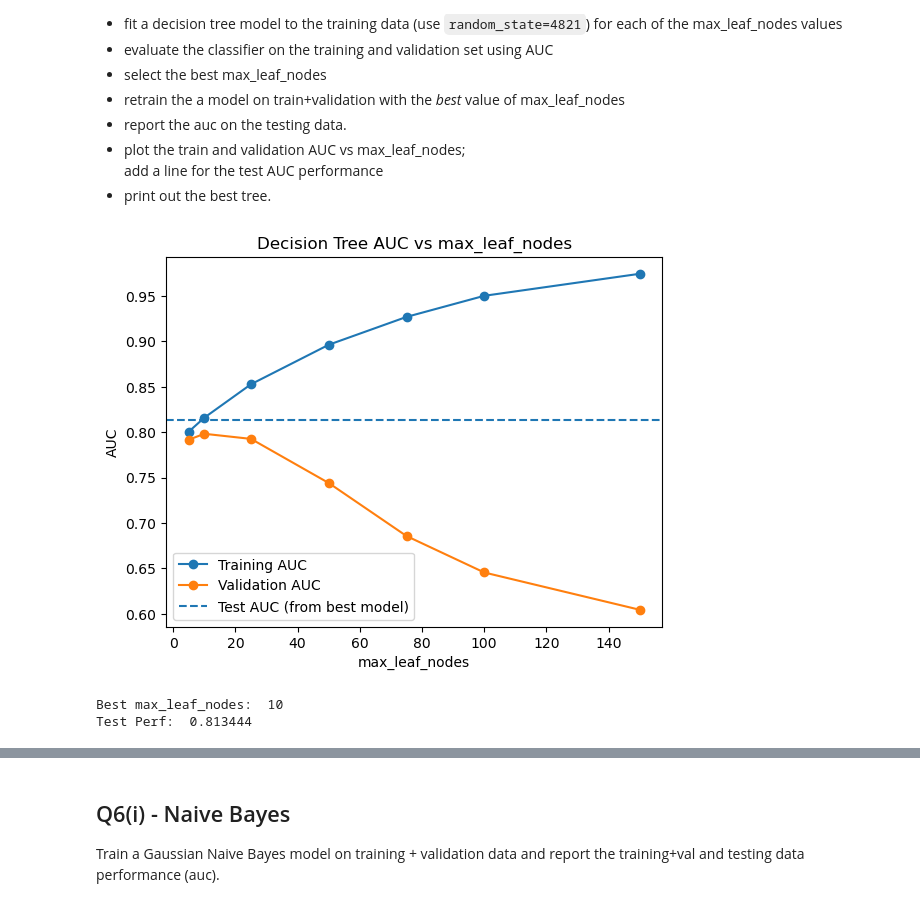
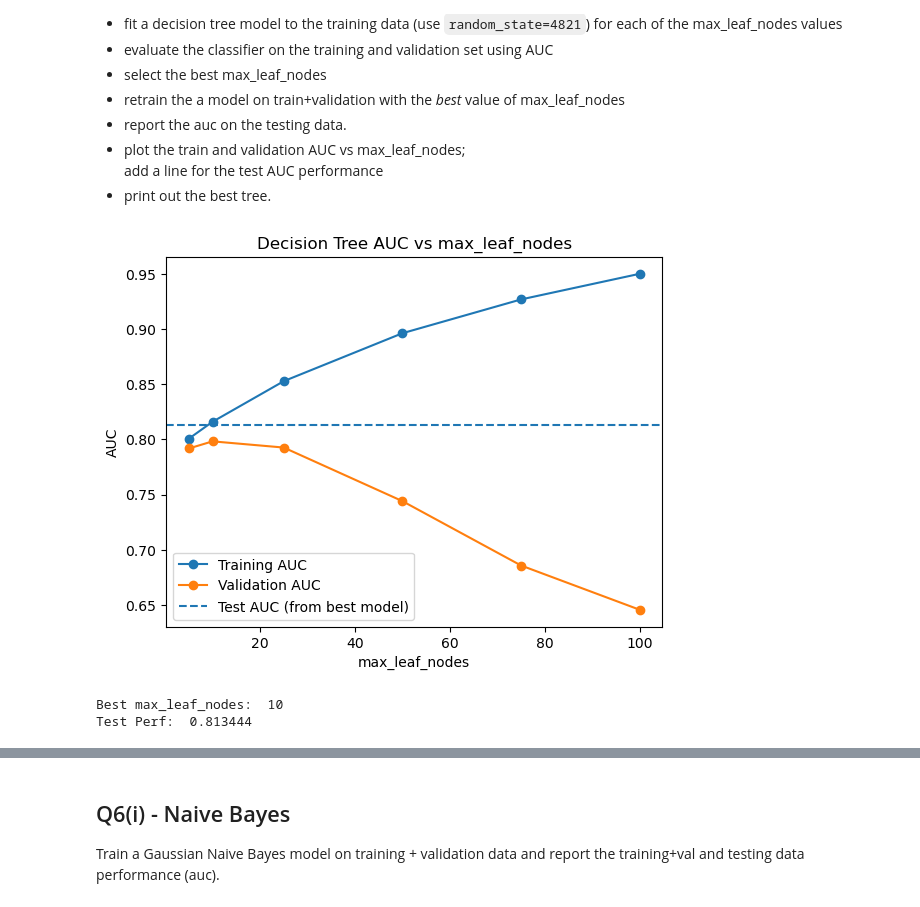
Before and after one commit to aarschne/CS5831Shared, a Jupyter notebook: a2-5831/a2/a2-5831.ipynb, the cells around one changed output, grey strips where cells are left out. Cells and saved outputs as stored; diff of their text form; code cells hidden in the pictures.

```diff
--- a/a2-5831/a2/a2-5831.ipynb
+++ b/a2-5831/a2/a2-5831.ipynb
@@ -878,9 +878,8 @@ Finally, several of the numeric predictive variables are not only related, but c
 Therefore, exclude the following variables: `FG`, `3P`, `2P`, `eFG%`, `FT`, `TRB`.
 # %%
 nbaY = nba2['TARGET']
-nbaX = nba2[['G', 'GS', 'MP', 'PTS', 'FGA', 'FG%',
-             '3PA', '3P%', '2PA', '2P%', 'FTA', 'FT%',
-             'ORB', 'DRB','AST', 'STL', 'BLK', 'TOV', 'PF']]
+nbaX = nba2[['G', 'GS', 'MP', 'PTS', 'FGA', 'FG%', '3PA',
+             '3P%', '2PA', '2P%', 'FTA', 'FT%', 'ORB', 'DRB','AST', 'STL', 'BLK', 'TOV', 'PF']]
 
 print(nbaX.shape)
 print(nbaY.shape)
@@ -944,7 +943,7 @@ add a line for the test AUC performance
 - print out the best tree.
 # %%
 
-nodes = [5, 10, 25, 50, 75, 100, 150]
+nodes = [5, 10, 25, 50, 75, 100]
 
 dt_auc_val = np.zeros((1,len(nodes)))
 dt_auc_tr = np.zeros((1,len(nodes)))
@@ -956,43 +955,43 @@ for i, n in enumerate(nodes):
     dt = DecisionTreeClassifier(max_leaf_nodes=n, random_state=4821)
     dt.fit(X_train_sc, y_train)
 
-    # find probabilities for later
-    p_train  = dt.predict_proba(X_train_sc)[:, 1]
-    p_val = dt.predict_proba(X_val_sc)[:, 1]
+    pos_idx = np.where(dt.classes_ == True)[0][0]
 
-    dt_auc_tr[0,i]  = roc_auc_score(y_train, p_train)
-    dt_auc_val[0,i] = roc_auc_score(y_val, p_val)
+    p_train = dt.predict_proba(X_train_sc)[:, pos_idx]
+    p_val   = dt.predict_proba(X_val_sc)[:, pos_idx]
 
+    dt_auc_tr[0, i]  = roc_auc_score(y_train, p_train)
+    dt_auc_val[0, i] = roc_auc_score(y_val, p_val)
 
 
 # select the best max_leaf_nodes
 dt_bestn = nodes[int(np.argmax(dt_auc_val))]
 
 # retrain the best model on train+validation
 # report the auc on the testing data.
 
-dt_best_mod = DecisionTreeClassifier(max_leaf_nodes = dt_bestn, random_state=4821)
+dt_best_mod = DecisionTreeClassifier(max_leaf_nodes=dt_bestn, random_state=4821)
 dt_best_mod.fit(X_trainval_sc, y_trainval)
-
-p_test = dt_best_mod.predict_proba(X_test_sc)[:, 1]
+pos_idx = np.where(dt_best_mod.classes_ == True)[0][0]
+p_test = dt_best_mod.predict_proba(X_test_sc)[:, pos_idx]
 dt_auc_test = roc_auc_score(y_test, p_test)
 
 # plot the train and validation auc vs max_leaf_nodes.
 #   add a line for test performance
 
 plt.plot(nodes, dt_auc_tr[0, :], marker='o', label='Training AUC')
 plt.plot(nodes, dt_auc_val[0, :], marker='o', label='Validation AUC')
 plt.axhline(y=dt_auc_test, linestyle='--', label='Test AUC (from best model)')
 plt.xlabel('max_leaf_nodes')
 plt.ylabel('AUC')
 plt.title('Decision Tree AUC vs max_leaf_nodes')
 plt.legend()
 plt.show()
 
 print('Best max_leaf_nodes:  %d' % dt_bestn)
 print('Test Perf:  %.6f' % dt_auc_test)
 # %% [output]
-[figure, old version]
+[figure, new version]
 Best max_leaf_nodes:  10
 Test Perf:  0.813444
 # %%
```
Also changed, not shown: parts of 4 cells of this notebook, 2 other files.
